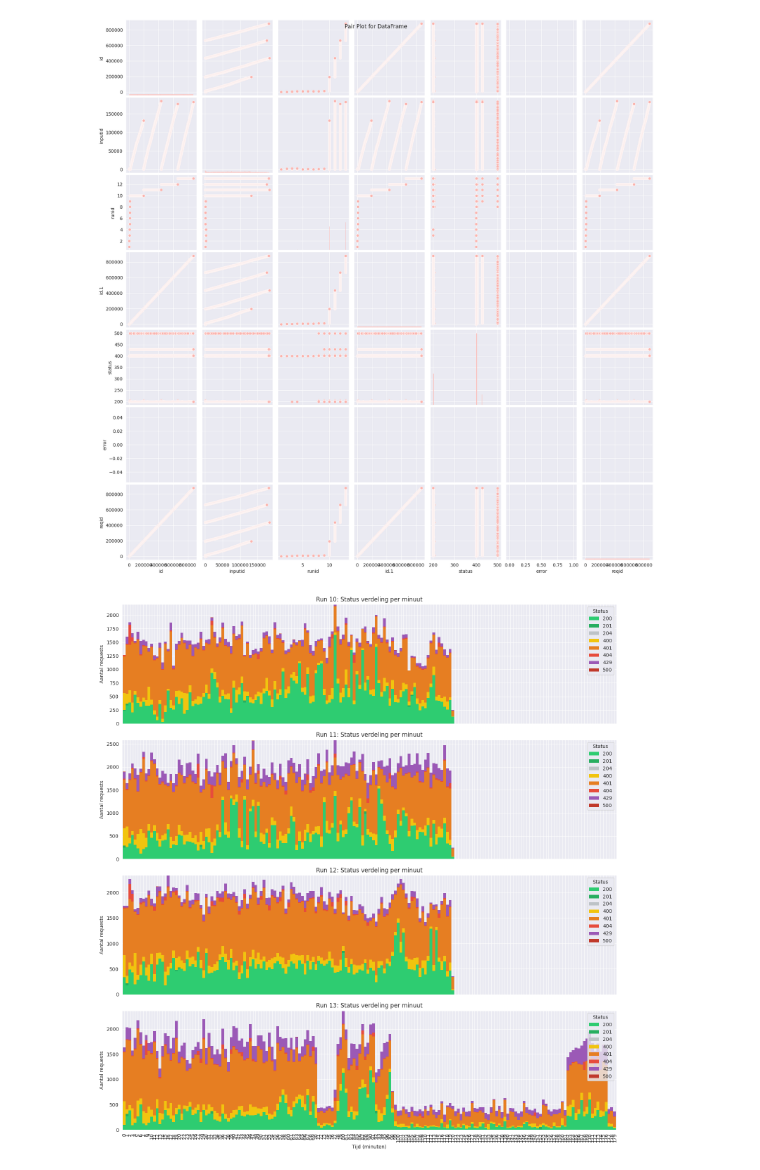
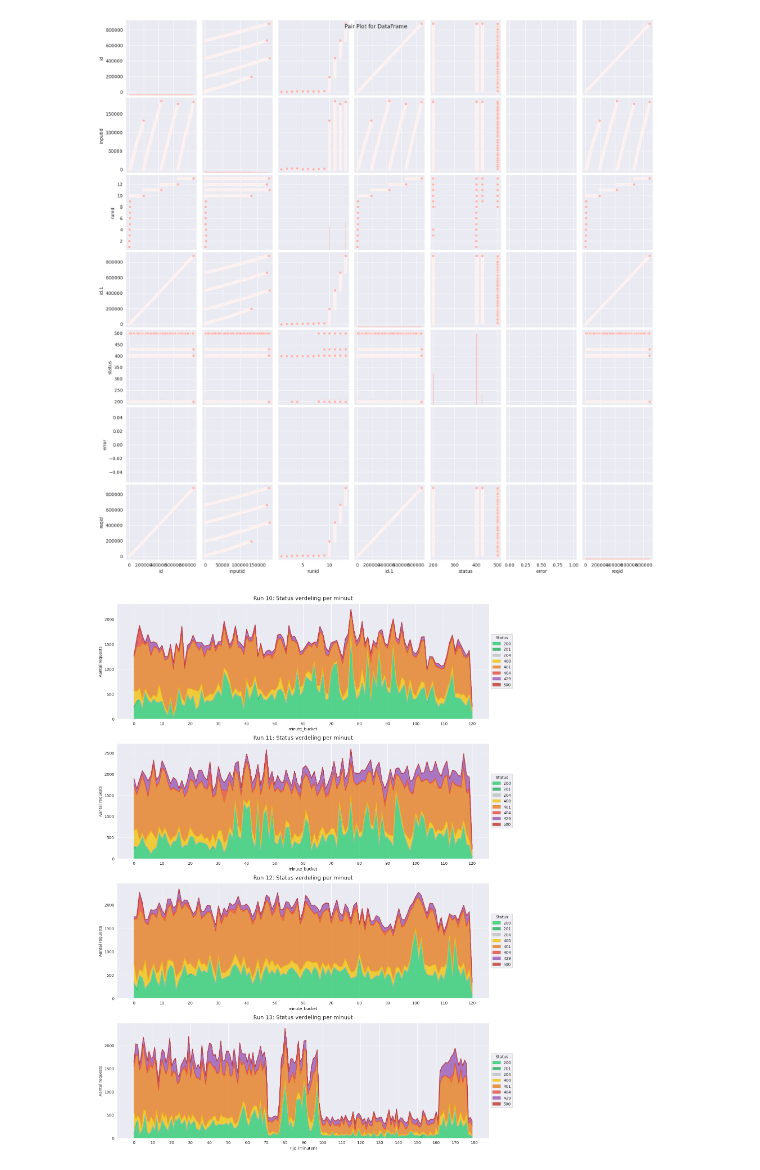
Before and after one commit to WapixelXD/Stage-opdracht-2de-jaar, a Jupyter notebook: fuzzing-project/scripts/EDA.ipynb, the cells around one changed output. Saved outputs shown, nothing was run; the diff lists cells and outputs as text; code cells hidden in the pictures.

```diff
--- a/fuzzing-project/scripts/EDA.ipynb
+++ b/fuzzing-project/scripts/EDA.ipynb
@@ -196,36 +196,45 @@ plt.show()
 <Figure size 1000x600 with 0 Axes>
 [figure]
 # %%
-import pandas as pd
-import seaborn as sns
-import matplotlib.pyplot as plt
 
-# 1. Groepeer per run en per minuut (60 sec)
 df['minute_bucket'] = (df['seconds'] // 60).astype(int)
 summary = df.groupby(['runid', 'minute_bucket', 'status']).size().unstack(fill_value=0)
 
-# 2. Plot voor elke run een aparte subplot (onder elkaar)
-runids = df['runid'].unique()
-fig, axes = plt.subplots(len(runids), 1, figsize=(15, 4 * len(runids)), sharex=True)
+import matplotlib.ticker as ticker
 
-color_map = {
-    200: "#2ecc71", 201: "#27ae60", 400: "#f1c40f",
-    401: "#e67e22", 404: "#e74c3c", 429: "#9b59b6", 500: "#c0392b"
-}
 
-for i, rid in enumerate(runids):
-    run_data = summary.loc[rid]
-    run_data.plot(kind='bar', stacked=True, ax=axes[i],
-                  color=[color_map.get(col, "#bdc3c7") for col in run_data.columns],
-                  width=1.0, edgecolor='none')
+runids = [rid for rid in df['runid'].unique() if rid > 9]
 
-    axes[i].set_title(f"Run {rid}: Status verdeling per minuut")
-    axes[i].set_ylabel("Aantal requests")
-    axes[i].legend(title="Status", loc='upper right')
+if len(runids) > 0:
+    fig, axes = plt.subplots(len(runids), 1, figsize=(15, 5 * len(runids)), sharex=False)
+    if len(runids) == 1: axes = [axes]
 
-plt.xlabel("Tijd (minuten)")
-plt.tight_layout()
-plt.show()
+    color_map = {
+        200: "#2ecc71", 201: "#27ae60", 400: "#f1c40f",
+        401: "#e67e22", 404: "#e74c3c", 429: "#9b59b6", 500: "#c0392b"
+    }
+
+    for i, rid in enumerate(runids):
+        run_data = summary.loc[rid]
+
+        #
+        run_data.plot(kind='area', stacked=True, ax=axes[i],
+                      color=[color_map.get(col, "#bdc3c7") for col in run_data.columns],
+                      alpha=0.8)
+
+        axes[i].set_title(f"Run {rid}: Status verdeling per minuut", fontsize=14, pad=10)
+        axes[i].set_ylabel("Aantal requests")
+        axes[i].grid(True, axis='y', linestyle='--', alpha=0.7)
+
+
+        axes[i].xaxis.set_major_locator(ticker.MultipleLocator(10))
+
+
+        axes[i].legend(title="Status", loc='center left', bbox_to_anchor=(1, 0.5))
+
+    plt.xlabel("Tijd (minuten)")
+    plt.tight_layout()
+    plt.show()
 # %% [output]
-[figure, old version]
+[figure, new version]
 # %%
```
Also changed, not shown: parts of 3 cells of this notebook.
